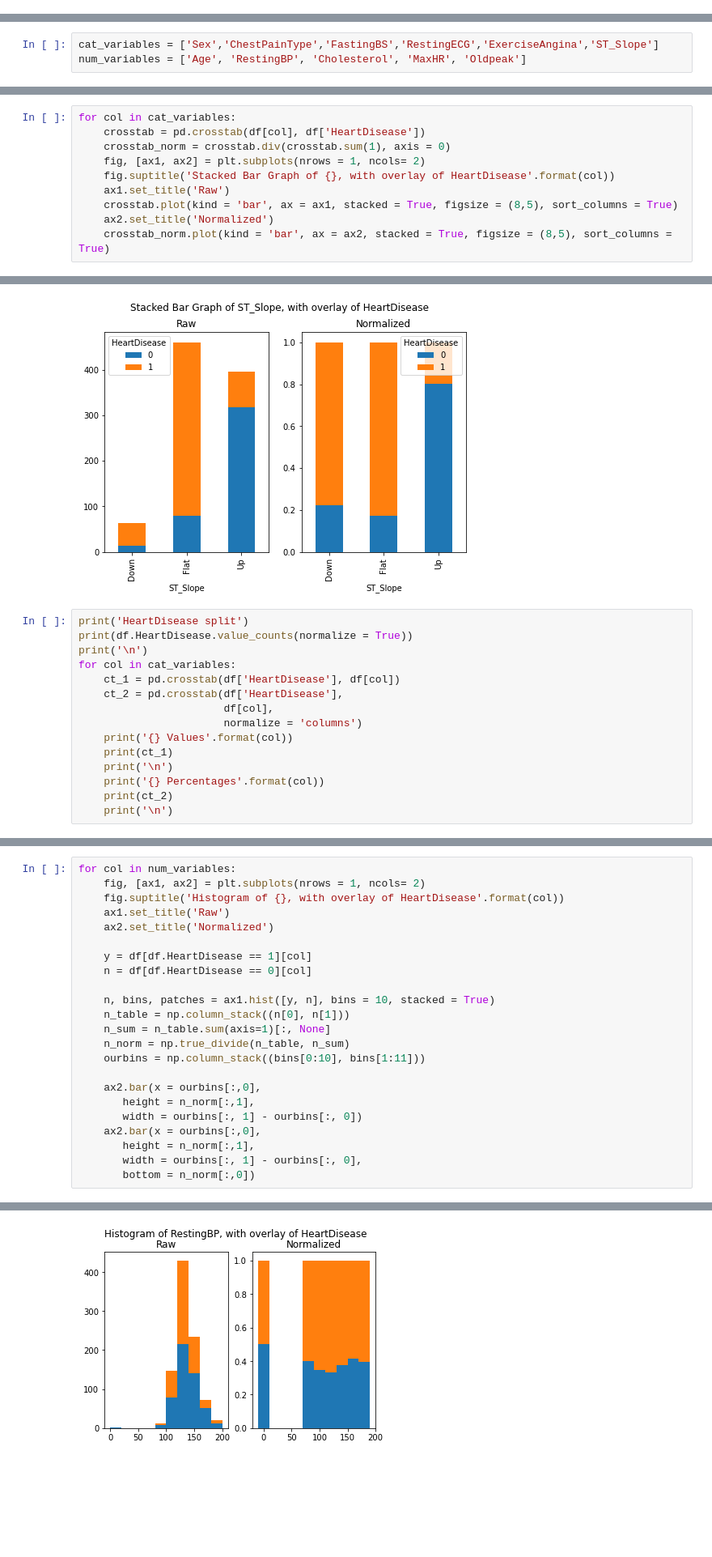
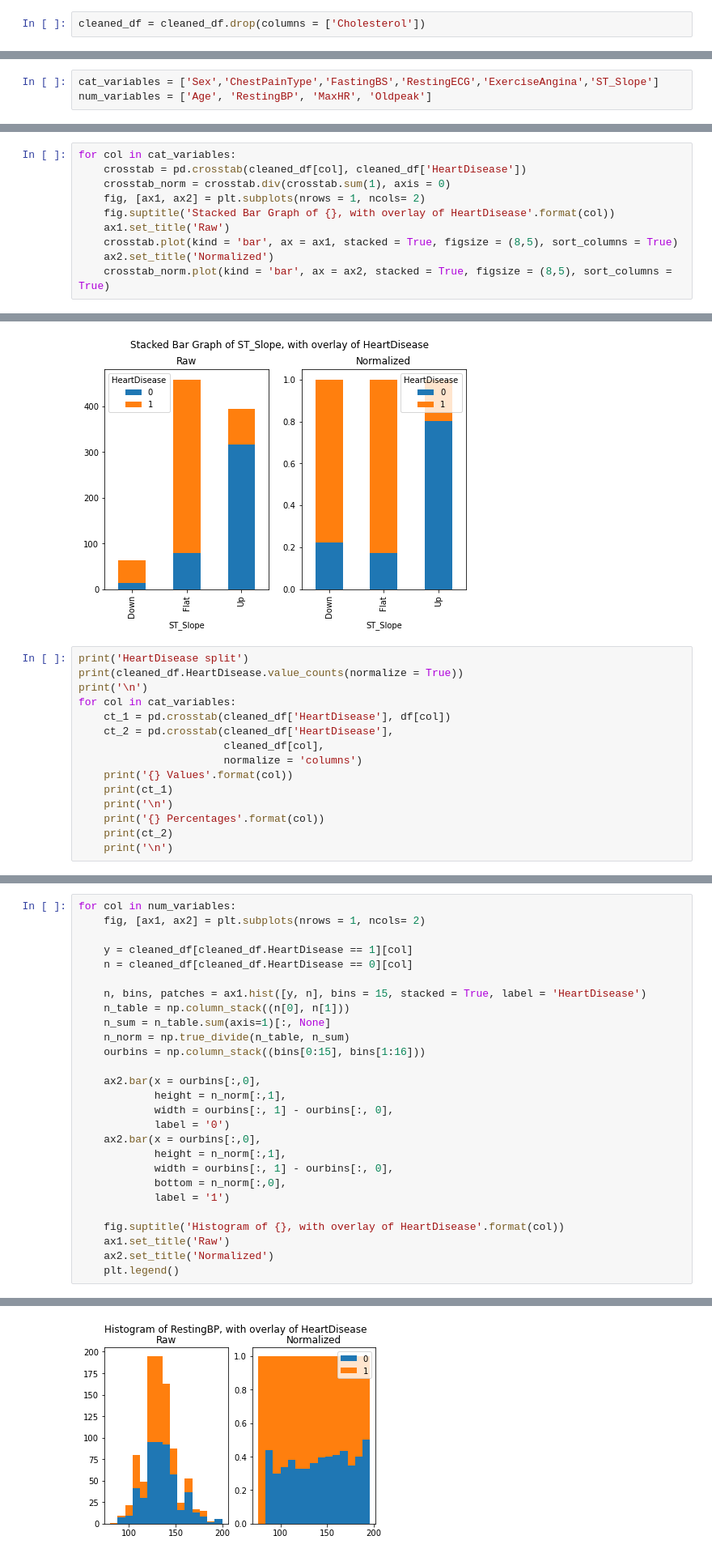
Before and after one commit to garybair/Heart-Disease, a Jupyter notebook: Predicting-Heart-Disease.ipynb, the cells around one changed output, grey strips where cells are left out. Shown at 81% size. Cells and saved outputs as stored; diff of their text form; blank space fills up the shorter version.

```diff
--- a/Predicting-Heart-Disease.ipynb
+++ b/Predicting-Heart-Disease.ipynb
@@ -188,0 +192,2 @@ We note that all values exist within plausible ranges. Resting BP can be zero in
+# %%
+cleaned_df = cleaned_df.drop(columns = ['Cholesterol'])
@@ -190,5 +207,5 @@ We note that all values exist within plausible ranges. Resting BP can be zero in
 ### Data Transformation
 # %%
 cat_variables = ['Sex','ChestPainType','FastingBS','RestingECG','ExerciseAngina','ST_Slope']
-num_variables = ['Age', 'RestingBP', 'Cholesterol', 'MaxHR', 'Oldpeak']
+num_variables = ['Age', 'RestingBP', 'MaxHR', 'Oldpeak']
 # %%
@@ -234,7 +251,7 @@ processed_df.head()
 - Oldpeak: oldpeak = ST [Numeric value measured in depression]
 # %%
 for col in cat_variables:
-    crosstab = pd.crosstab(df[col], df['HeartDisease'])
+    crosstab = pd.crosstab(cleaned_df[col], cleaned_df['HeartDisease'])
     crosstab_norm = crosstab.div(crosstab.sum(1), axis = 0)
     fig, [ax1, ax2] = plt.subplots(nrows = 1, ncols= 2)
     fig.suptitle('Stacked Bar Graph of {}, with overlay of HeartDisease'.format(col))
@@ -251,12 +268,12 @@ for col in cat_variables:
 [figure]
 # %%
 print('HeartDisease split')
-print(df.HeartDisease.value_counts(normalize = True))
+print(cleaned_df.HeartDisease.value_counts(normalize = True))
 print('\n')
 for col in cat_variables:
-    ct_1 = pd.crosstab(df['HeartDisease'], df[col])
-    ct_2 = pd.crosstab(df['HeartDisease'],
-                       df[col],
+    ct_1 = pd.crosstab(cleaned_df['HeartDisease'], df[col])
+    ct_2 = pd.crosstab(cleaned_df['HeartDisease'],
+                       cleaned_df[col],
                        normalize = 'columns')
     print('{} Values'.format(col))
     print(ct_1)
@@ -285,24 +302,28 @@ HeartDisease
 # %%
 for col in num_variables:
     fig, [ax1, ax2] = plt.subplots(nrows = 1, ncols= 2)
+
+    y = cleaned_df[cleaned_df.HeartDisease == 1][col]
+    n = cleaned_df[cleaned_df.HeartDisease == 0][col]
+
+    n, bins, patches = ax1.hist([y, n], bins = 15, stacked = True, label = 'HeartDisease')
+    n_table = np.column_stack((n[0], n[1]))
+    n_sum = n_table.sum(axis=1)[:, None]
+    n_norm = np.true_divide(n_table, n_sum)
+    ourbins = np.column_stack((bins[0:15], bins[1:16]))
+
+    ax2.bar(x = ourbins[:,0],
+            height = n_norm[:,1],
+            width = ourbins[:, 1] - ourbins[:, 0],
+            label = '0')
+    ax2.bar(x = ourbins[:,0],
+            height = n_norm[:,1],
+            width = ourbins[:, 1] - ourbins[:, 0],
+            bottom = n_norm[:,0],
+            label = '1')
+
     fig.suptitle('Histogram of {}, with overlay of HeartDisease'.format(col))
     ax1.set_title('Raw')
     ax2.set_title('Normalized')
-
-    y = df[df.HeartDisease == 1][col]
-    n = df[df.HeartDisease == 0][col]
-
-    n, bins, patches = ax1.hist([y, n], bins = 10, stacked = True)
-    n_table = np.column_stack((n[0], n[1]))
-    n_sum = n_table.sum(axis=1)[:, None]
-    n_norm = np.true_divide(n_table, n_sum)
-    ourbins = np.column_stack((bins[0:10], bins[1:11]))
-
-    ax2.bar(x = ourbins[:,0],
-       height = n_norm[:,1],
-       width = ourbins[:, 1] - ourbins[:, 0])
-    ax2.bar(x = ourbins[:,0],
-       height = n_norm[:,1],
-       width = ourbins[:, 1] - ourbins[:, 0],
-       bottom = n_norm[:,0])
+    plt.legend()
 # %% [output]
@@ -310 +331 @@ for col in num_variables:
-[figure, old version]
+[figure, new version]
```
Also changed, not shown: parts of 89 cells of this notebook, 4 other files.
